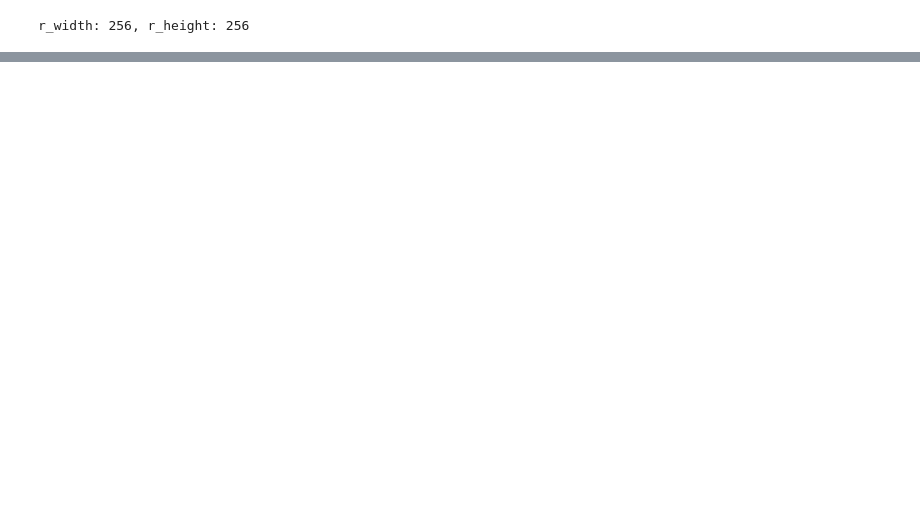
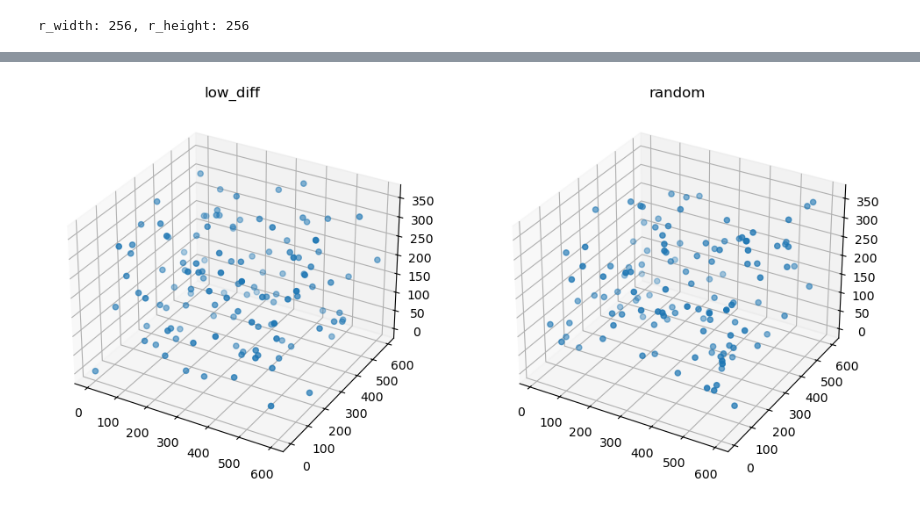
Before and after one commit to Barryzp/ml-workspace, a Jupyter notebook: registration/implement/image_matched.ipynb, the cells around one changed output, grey strips where cells are left out. Saved outputs shown, nothing was run; the diff lists cells and outputs as text; code cells hidden in the pictures; blank space fills up the shorter version.

```diff
--- a/registration/implement/image_matched.ipynb
+++ b/registration/implement/image_matched.ipynb
@@ -119,0 +117,63 @@ plt.subplot(2, 2, 2), plt.scatter(X_tsne_end[:, 0], X_tsne_end[:, 1]), plt.title
+# %%
+import random
+from scipy.stats import qmc
+from mpl_toolkits.mplot3d import Axes3D
+
+def generate_sobol_points(num_points, bounds):
+    """
+    使用Sobol序列生成在给定边界内均匀分布的点
+    :param num_points: 点的数量
+    :param bounds: 每个维度的边界，格式为 [(min_x, max_x), (min_y, max_y), (min_z, max_z)]
+    :return: numpy array of points
+    """
+    dimension = len(bounds)
+    sampler = qmc.Sobol(d=dimension, scramble=True)
+    sample = sampler.random_base2(m=int(np.log2(num_points)))
+    scaled_sample = qmc.scale(sample, [b[0] for b in bounds], [b[1] for b in bounds])
+
+    return scaled_sample
+
+maxV = [600, 600, 360]
+minV = [0, 0, 0]
+
+# 均匀设计代码，目的是尽可能让生成的粒子充满整个解空间
+parameters_num = 3
+particle_num = 128
+
+poses = [np.array([random.random() * (maxV[j] - minV[j]) + minV[j] for j in range(parameters_num)]) for i in range(particle_num)]
+random_poses = np.array(poses)
+
+# 生成低差异点
+points = generate_sobol_points(particle_num, [(minV[0], maxV[0]), (minV[1], maxV[1]), (minV[2], maxV[2])])
+
+# 应用 t-SNE 进行降维
+# tsne_random_data = tsne.fit_transform(random_poses)
+# tsne_low_diff_data = tsne.fit_transform(points)
+
+# 绘制散点图
+fig = plt.figure(figsize=(12, 12))
+# 添加一个三维坐标系
+ax = fig.add_subplot(121, projection='3d')
+bx = fig.add_subplot(122, projection='3d')
+
+# 从点数组中提取x, y, z坐标
+x = points[:, 0]
+y = points[:, 1]
+z = points[:, 2]
+
+# 使用scatter方法在三维空间中绘制点
+ax.scatter(x, y, z)
+ax.set_title("low_diff")
+bx.scatter(random_poses[: ,0], random_poses[: ,1], random_poses[: ,2])
+bx.set_title("random")
+
+# 显示图形
+plt.show()
+
+
+
+
+# plt.subplot(2, 2, 1), plt.scatter(tsne_random_data[:, 0], tsne_random_data[:, 1]), plt.title('random plot')
+# plt.subplot(2, 2, 2), plt.scatter(tsne_low_diff_data[:, 0], tsne_low_diff_data[:, 1]), plt.title('uniform design plot')
+# %% [output]
+[figure, added]
```
Also changed, not shown: parts of 3 cells of this notebook, 22 other files.
